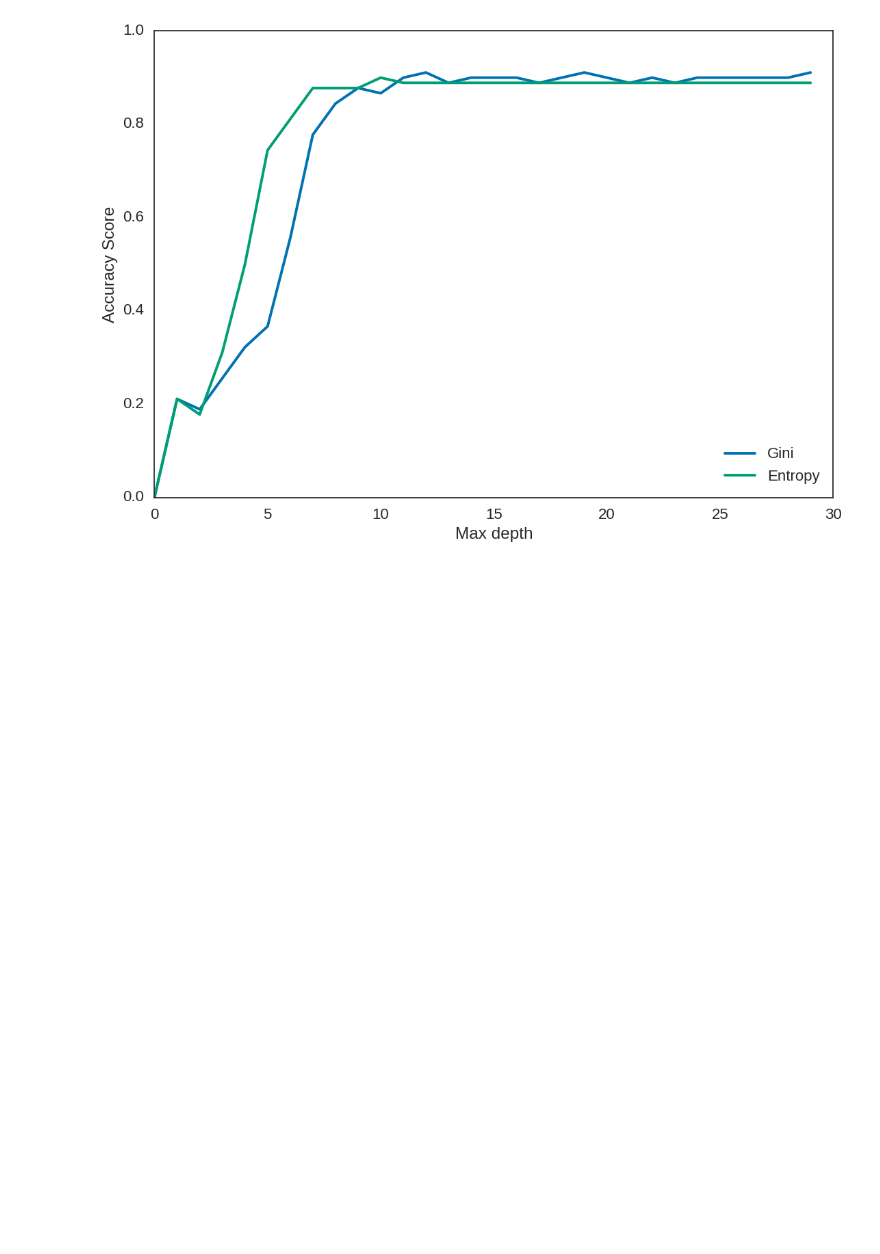
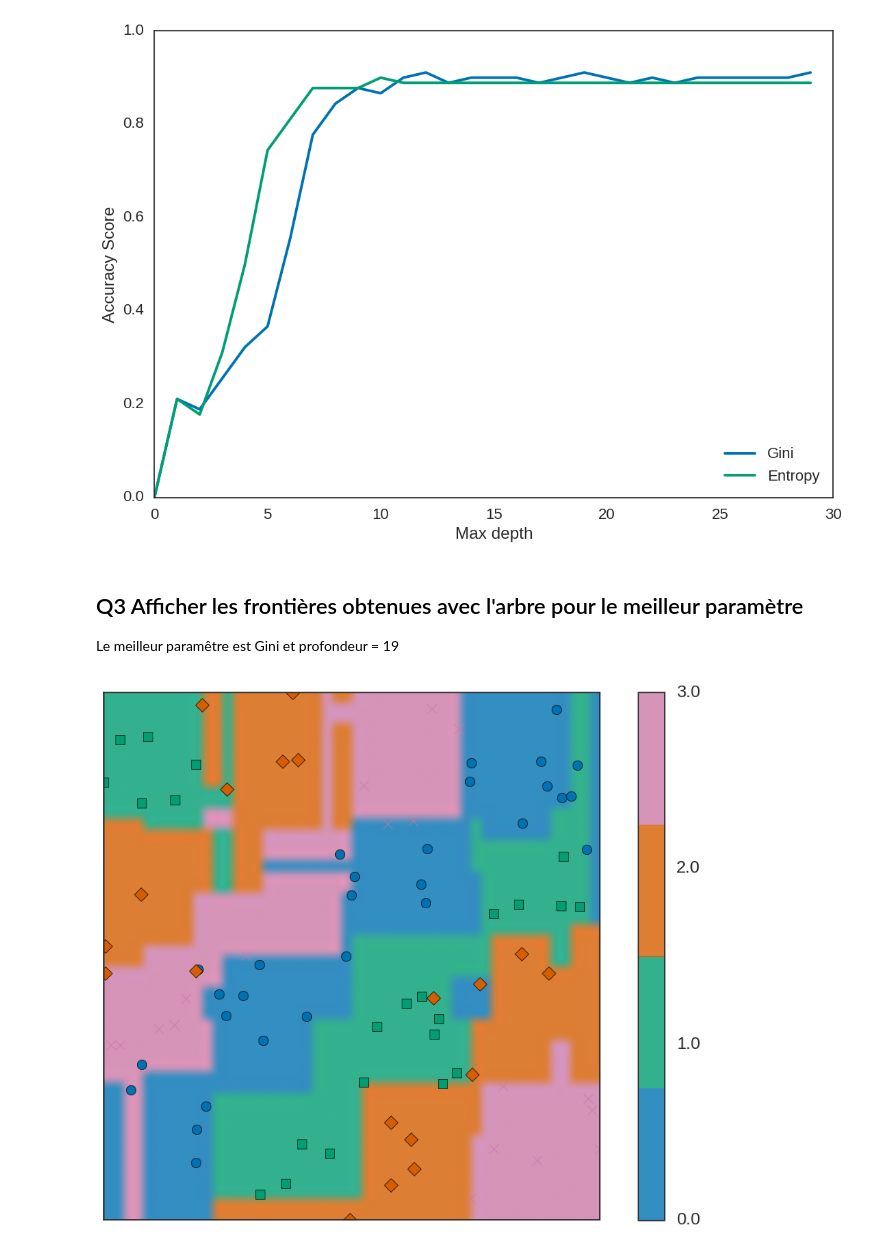
Before and after one commit to rvi008/trees, a Jupyter notebook: trees.ipynb, the cells around one changed output. Drawn from its saved outputs; the diff is of its cells as text; code cells hidden in the pictures; blank space fills up the shorter version.

```diff
--- a/trees.ipynb
+++ b/trees.ipynb
@@ -98,3 +98,18 @@ plt.show()
 # %% [output]
 <matplotlib.figure.Figure at 0x...>
 [figure]
+# %% [markdown]
+##  Q3 Afficher les frontières obtenues avec l'arbre pour le meilleur paramètre
+Le meilleur paramêtre est Gini et profondeur = 19
+# %%
+dt = tree.DecisionTreeClassifier(max_depth=19, criterion='gini')
+dt.fit(X_train,Y_train)
+
+def f(xx):
+    return dt.predict(xx.reshape(1, -1))
+
+plt.figure(1)
+frontiere_new(f,X_test,Y_test)
+plt.show()
+# %% [output]
+[figure, added]
```
Also changed, not shown: parts of 3 cells of this notebook, 1 other file.
